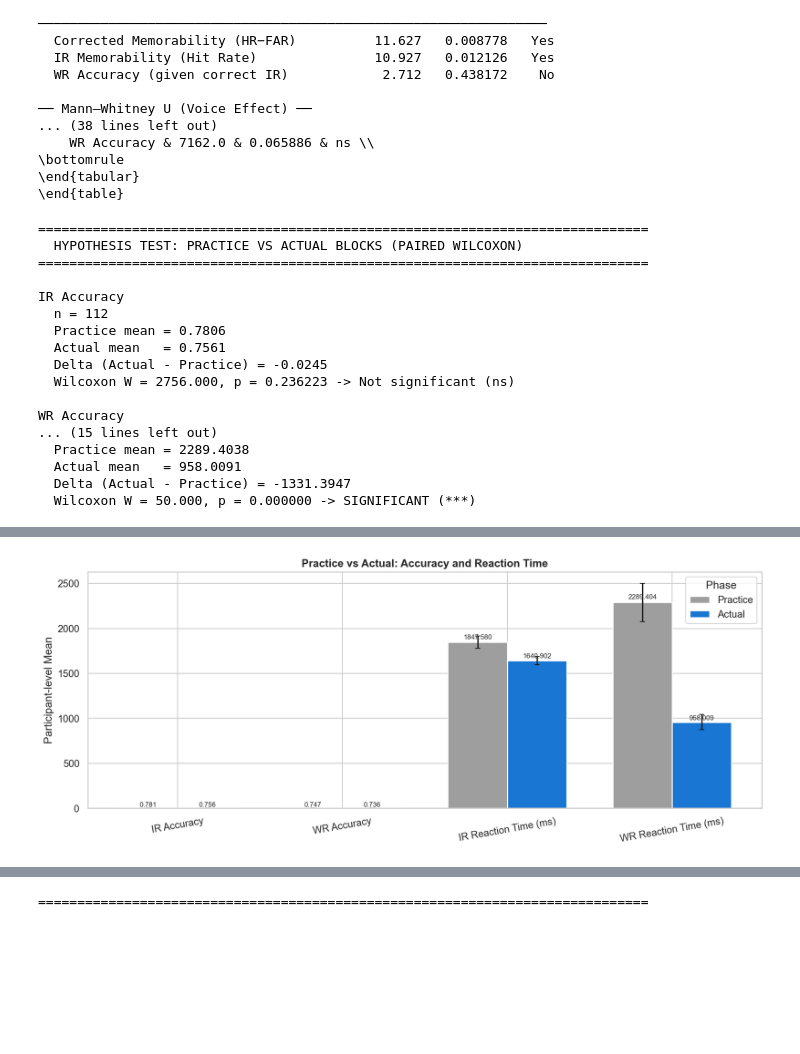
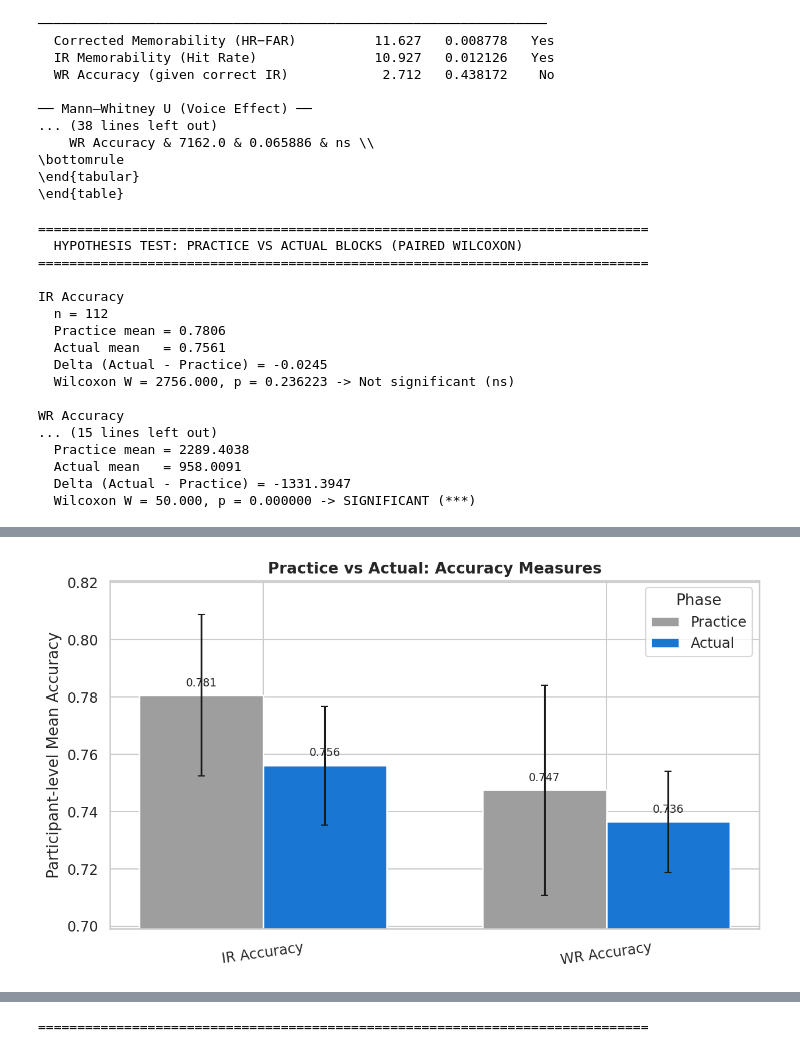
Before and after one commit to BhavyaV05/Sentence-Memorability-Experiment-Analysis, a Jupyter notebook: visualizations.ipynb, the cells around one changed output, grey strips where cells are left out. Drawn from its saved outputs; the diff is of its cells as text; code cells hidden in the pictures; blank space fills up the shorter version.

Commit message:
graph change

```diff
--- a/visualizations.ipynb
+++ b/visualizations.ipynb
@@ -2009,7 +2009,7 @@ practice_vs_actual_results = pd.DataFrame(practice_vs_actual_results)
 if not practice_vs_actual_results.empty:
     display(practice_vs_actual_results)
 
-    # Plot side-by-side means with 95% CI from participant-level paired data
+    # Build a tidy table for plotting means and 95% CIs from paired participant values
     plot_rows = []
     for key, label in measures:
         paired = compare_df[[f"{key}_Practice", f"{key}_Actual"]].dropna()
@@ -2025,77 +2025,133 @@ if not practice_vs_actual_results.empty:
             })
 
     plot_df = pd.DataFrame(plot_rows)
-    if not plot_df.empty:
-        measure_order = [m[1] for m in measures if m[1] in plot_df["Measure"].unique()]
+
+    def plot_measure_group(measure_labels, title, ylabel, out_file, colors=("#9E9E9E", "#1976D2")):
+        """Plot Practice vs Actual bars for a selected group of measures with dynamic y-limits."""
+        sub = plot_df[plot_df["Measure"].isin(measure_labels)].copy()
+        if sub.empty:
+            return
+
+        measure_order = [m for m in measure_labels if m in sub["Measure"].unique()]
         phase_order = ["Practice", "Actual"]
 
         mean_pivot = (
-            plot_df.pivot(index="Measure", columns="Phase", values="Mean")
+            sub.pivot(index="Measure", columns="Phase", values="Mean")
             .reindex(index=measure_order, columns=phase_order)
         )
         ci_pivot = (
-            plot_df.pivot(index="Measure", columns="Phase", values="CI95")
+            sub.pivot(index="Measure", columns="Phase", values="CI95")
             .reindex(index=measure_order, columns=phase_order)
+            .fillna(0)
         )
 
         x = np.arange(len(measure_order))
         width = 0.36
 
-        fig, ax = plt.subplots(figsize=(12, 5))
+        fig, ax = plt.subplots(figsize=(8.5, 5))
         bars_practice = ax.bar(
             x - width / 2, mean_pivot["Practice"].values, width,
             yerr=ci_pivot["Practice"].values, capsize=3,
-            color="#9E9E9E", edgecolor="white", linewidth=1.2, label="Practice"
+            color=colors[0], edgecolor="white", linewidth=1.2, label="Practice"
         )
         bars_actual = ax.bar(
             x + width / 2, mean_pivot["Actual"].values, width,
             yerr=ci_pivot["Actual"].values, capsize=3,
-            color="#1976D2", edgecolor="white", linewidth=1.2, label="Actual"
+            color=colors[1], edgecolor="white", linewidth=1.2, label="Actual"
         )
 
+        # Dynamic y-axis limits from values and CIs
+        low_candidates = np.concatenate([
+            mean_pivot["Practice"].values - ci_pivot["Practice"].values,
+            mean_pivot["Actual"].values - ci_pivot["Actual"].values,
+        ])
+        high_candidates = np.concatenate([
+            mean_pivot["Practice"].values + ci_pivot["Practice"].values,
+            mean_pivot["Actual"].values + ci_pivot["Actual"].values,
+        ])
+        low_candidates = low_candidates[np.isfinite(low_candidates)]
+        high_candidates = high_candidates[np.isfinite(high_candidates)]
+
+        y_min = low_candidates.min() if len(low_candidates) else 0.0
+        y_max = high_candidates.max() if len(high_candidates) else 1.0
+        span = y_max - y_min
+        if span <= 0:
+            span = max(abs(y_max), 1.0) * 0.1
+        pad = 0.12 * span
+
+        y_low = y_min - pad
+        y_high = y_max + pad
+
+        # For bounded accuracy metrics, keep limits within [0, 1] when possible
+        if "Accuracy" in title and y_min >= 0 and y_max <= 1.0:
+            y_low = max(0, y_low)
+            y_high = min(1.0, y_high)
+
+        if y_high <= y_low:
+            y_high = y_low + max(0.1, 0.2 * span)
+
+        ax.set_ylim(y_low, y_high)
+
+        # Value labels with offset relative to axis span
+        label_offset = 0.02 * (y_high - y_low)
         for bars in (bars_practice, bars_actual):
             for b in bars:
                 h = b.get_height()
                 if pd.notna(h):
                     ax.text(
                         b.get_x() + b.get_width() / 2,
-                        h + (0.01 * (abs(h) + 1)),
+                        h + label_offset,
                         f"{h:.3f}",
-                        ha="center", va="bottom", fontsize=8
+                        ha="center", va="bottom", fontsize=9
                     )
 
-        ax.set_title("Practice vs Actual: Accuracy and Reaction Time", fontweight="bold")
+        ax.set_title(title, fontweight="bold")
         ax.set_xlabel("")
-        ax.set_ylabel("Participant-level Mean")
+        ax.set_ylabel(ylabel)
         ax.set_xticks(x)
-        ax.set_xticklabels(measure_order, rotation=10)
+        ax.set_xticklabels(measure_order, rotation=8)
         ax.legend(title="Phase")
         plt.tight_layout()
-        plt.savefig(os.path.join(PLOT_DIR, "22_practice_vs_actual_hypothesis.png"), bbox_inches="tight")
+        plt.savefig(os.path.join(PLOT_DIR, out_file), bbox_inches="tight")
         plt.show()
 
+    # Separate figures: one for accuracy and one for reaction time
+    plot_measure_group(
+        ["IR Accuracy", "WR Accuracy"],
+        "Practice vs Actual: Accuracy Measures",
+        "Participant-level Mean Accuracy",
+        "22a_practice_vs_actual_accuracy.png"
+    )
+
+    plot_measure_group(
+        ["IR Reaction Time (ms)", "WR Reaction Time (ms)"],
+        "Practice vs Actual: Reaction Time Measures",
+        "Participant-level Mean Reaction Time (ms)",
+        "22b_practice_vs_actual_reaction_time.png"
+    )
+
 print("\n" + "=" * 78)
 # %% [output]
 ==============================================================================
   HYPOTHESIS TEST: PRACTICE VS ACTUAL BLOCKS (PAIRED WILCOXON)
 ==============================================================================
 
 IR Accuracy
   n = 112
   Practice mean = 0.7806
   Actual mean   = 0.7561
   Delta (Actual - Practice) = -0.0245
   Wilcoxon W = 2756.000, p = 0.236223 -> Not significant (ns)
 
 WR Accuracy
 ... (15 lines left out)
   Practice mean = 2289.4038
   Actual mean   = 958.0091
   Delta (Actual - Practice) = -1331.3947
   Wilcoxon W = 50.000, p = 0.000000 -> SIGNIFICANT (***)
 |  | Measure | n_pairs | Practice_mean | Actual_mean | Delta_Actual_minus_Practice | W | p | sig |
 | 0 | IR Accuracy | 112 | 0.780613 | 0.756100 | -0.024513 | 2756.0 | 2.362234e-01 | ns |
 | 1 | WR Accuracy | 112 | 0.747463 | 0.736446 | -0.011018 | 2705.5 | 4.666299e-01 | ns |
 | 2 | IR Reaction Time (ms) | 112 | 1847.580420 | 1640.901975 | -206.678444 | 1037.0 | 6.618338e-10 | *** |
 | 3 | WR Reaction Time (ms) | 112 | 2289.403784 | 958.009067 | -1331.394717 | 50.0 | 1.561861e-19 | *** |
-[figure, old version]
+[figure, new version]
```
Also changed, not shown: parts of 23 cells of this notebook, 24 other files.
